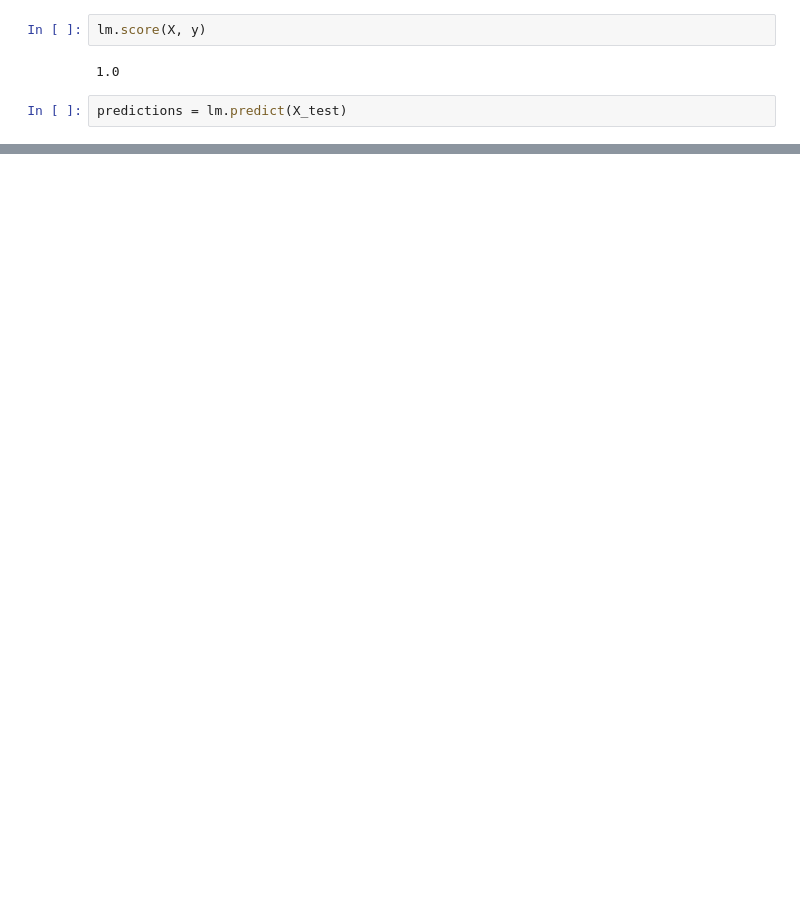
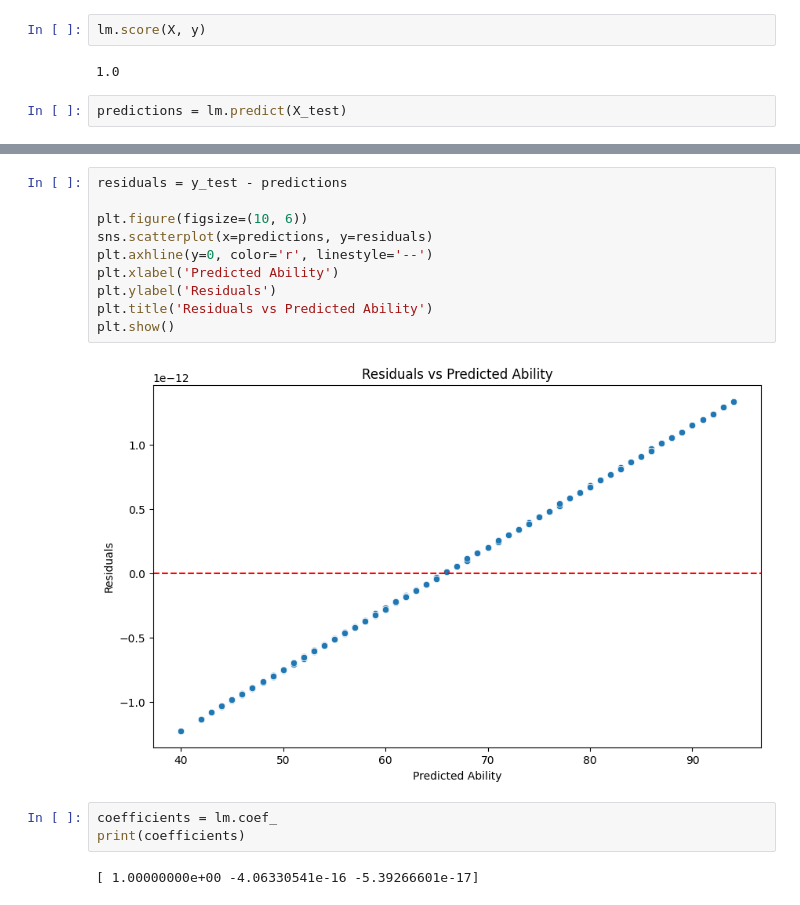
Before and after one commit to onetrue-6657/bdaa-project-2025, a Jupyter notebook: notebooks/fc24_predictor.ipynb, the cells around one changed output, grey strips where cells are left out. Saved outputs shown, nothing was run; the diff lists cells and outputs as text; blank space fills up the shorter version.

```diff
--- a/notebooks/fc24_predictor.ipynb
+++ b/notebooks/fc24_predictor.ipynb
@@ -169,0 +170,17 @@ Text(0.5, 1.0, 'Actual vs Predicted Ability')
+# %%
+residuals = y_test - predictions
+
+plt.figure(figsize=(10, 6))
+sns.scatterplot(x=predictions, y=residuals)
+plt.axhline(y=0, color='r', linestyle='--')
+plt.xlabel('Predicted Ability')
+plt.ylabel('Residuals')
+plt.title('Residuals vs Predicted Ability')
+plt.show()
+# %% [output]
+[figure, added]
+# %%
+coefficients = lm.coef_
+print(coefficients)
+# %% [output]
+[ 1.00000000e+00 -4.06330541e-16 -5.39266601e-17]
```
Also changed, not shown: parts of 6 cells of this notebook.
